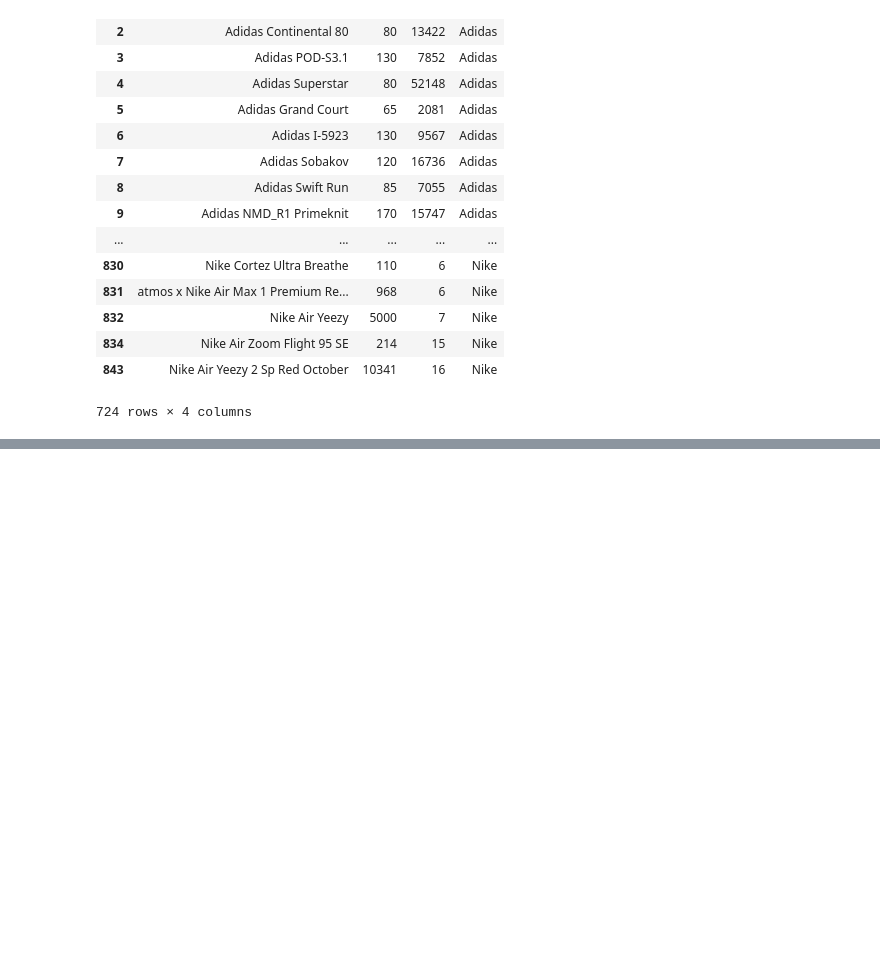
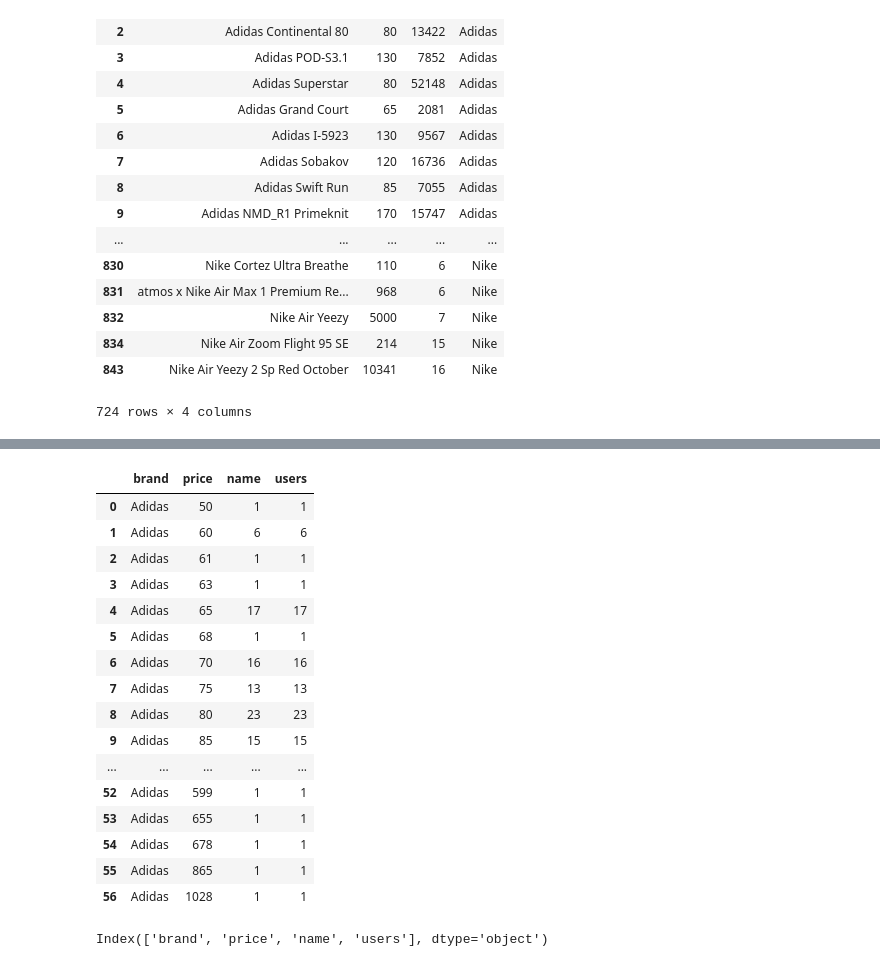
Before and after one commit to JonBebi/Adike, a Jupyter notebook: EDA.ipynb, the cells around one changed output, grey strips where cells are left out. Drawn from its saved outputs; the diff is of its cells as text; code cells hidden in the pictures; blank space fills up the shorter version.

```diff
--- a/EDA.ipynb
+++ b/EDA.ipynb
@@ -558,0 +587,2 @@ df_sneakers_prices_users
+# %%
+adidas_price = df_sneakers_prices_users.groupby(['brand', 'price']).count().iloc[:57]
@@ -558,0 +612,26 @@ df_sneakers_prices_users
+# %%
+adidas_price1 = adidas_price.reset_index()
+# %%
+adidas_price1
+# %% [output]
+|  | brand | price | name | users |
+| 0 | Adidas | 50 | 1 | 1 |
+| 1 | Adidas | 60 | 6 | 6 |
+| 2 | Adidas | 61 | 1 | 1 |
+| 3 | Adidas | 63 | 1 | 1 |
+| 4 | Adidas | 65 | 17 | 17 |
+| 5 | Adidas | 68 | 1 | 1 |
+| 6 | Adidas | 70 | 16 | 16 |
+| 7 | Adidas | 75 | 13 | 13 |
+| 8 | Adidas | 80 | 23 | 23 |
+| 9 | Adidas | 85 | 15 | 15 |
+| ... | ... | ... | ... | ... |
+| 52 | Adidas | 599 | 1 | 1 |
+| 53 | Adidas | 655 | 1 | 1 |
+| 54 | Adidas | 678 | 1 | 1 |
+| 55 | Adidas | 865 | 1 | 1 |
+| 56 | Adidas | 1028 | 1 | 1 |
+# %%
+adidas_price1.columns
+# %% [output]
+Index(['brand', 'price', 'name', 'users'], dtype='object')
```
Also changed, not shown: parts of 14 cells of this notebook.
